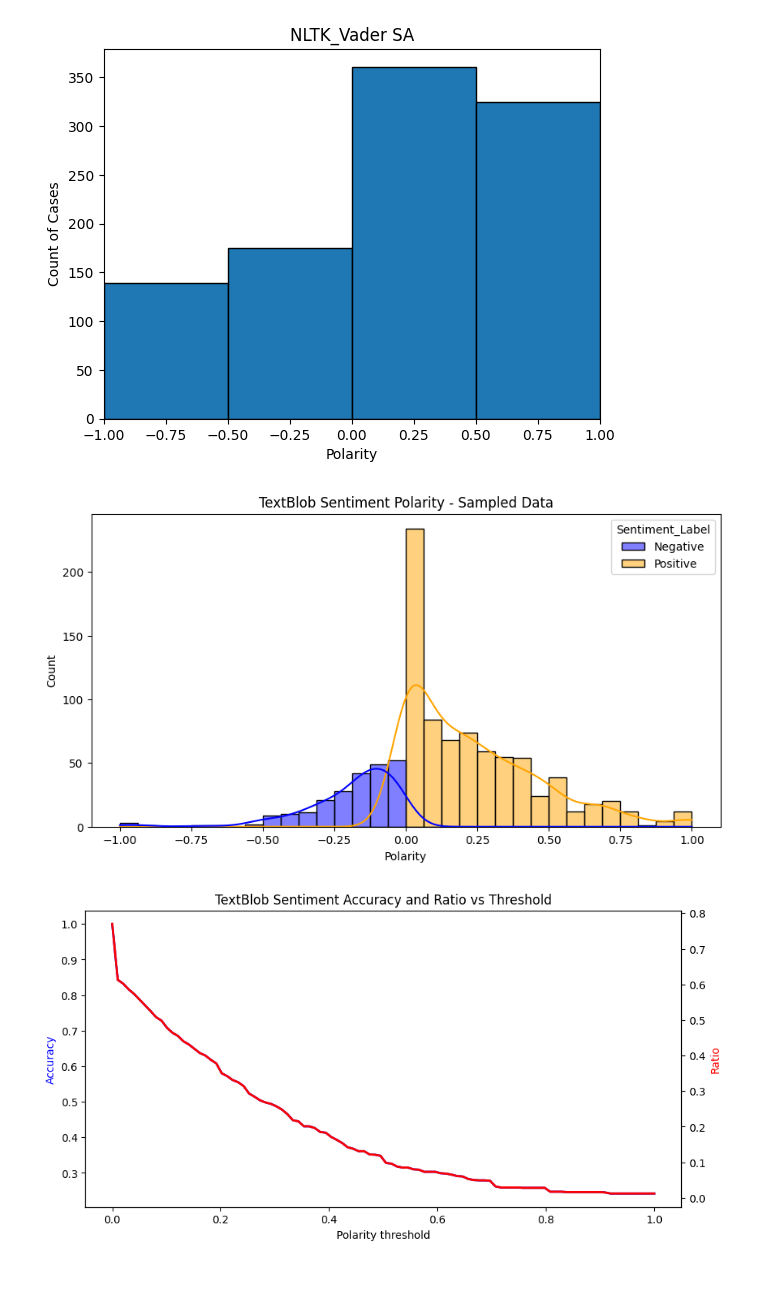
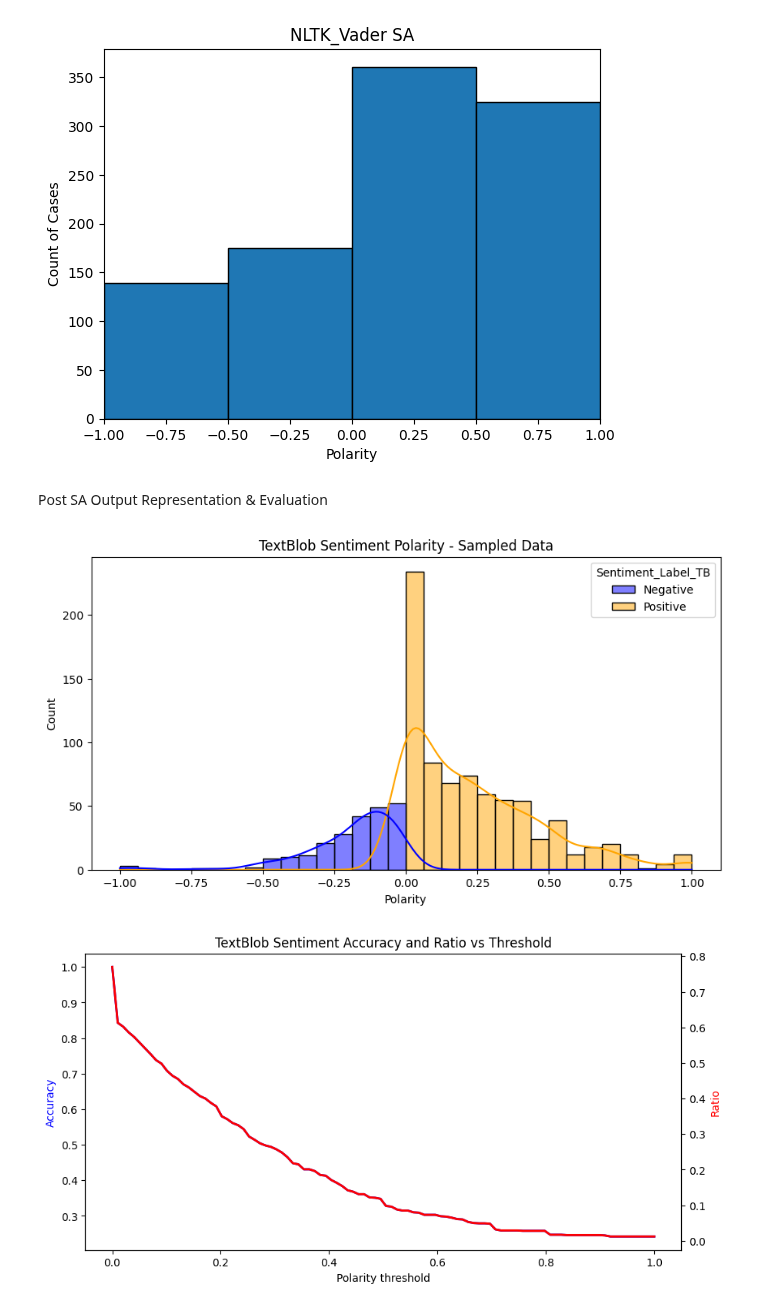
Before and after one commit to wd686/InkSightAnalyzer, a Jupyter notebook: SA [Wudi].ipynb, the cells around one changed output. Cells and saved outputs as stored; diff of their text form; code cells hidden in the pictures; blank space fills up the shorter version.

```diff
--- a/SA [Wudi].ipynb
+++ b/SA [Wudi].ipynb
@@ -156,12 +113,17 @@ plt.xlim(-1, 1)
 plt.show()
 # %% [output]
 [figure]
+# %% [markdown]
+Post SA Output Representation & Evaluation
 # %%
 sampled_df.to_csv('sentiment_analysis_output[WD].csv', index=False)
 # %%
 ###########get df after sentiment analysis
 df_sa=pd.read_csv('sentiment_analysis_output[WD].csv')
-df_sa['Sentiment_Label'] = df_sa['TextBlob_Sentiment'].apply(lambda x: 'Positive' if x >= 0 else 'Negative')
+
+df_sa['Sentiment_Label_TB'] = df_sa['TextBlob_Sentiment'].apply(lambda x: 'Positive' if x >= 0 else 'Negative')
+df_sa['Sentiment_Label_TB_NB'] = df_sa['TextBlob_NaiveBayes_Sentiment'].apply(lambda x: 'Positive' if x == 'pos' else 'Negative')
+df_sa['Sentiment_Label_VADER'] = df_sa['NLTK_Vader_Sentiment'].apply(lambda x: 'Positive' if x >= 0.05 else ('Negative' if x <= -0.05 else 'Neutral'))
 # %%
 import seaborn as sns
 import matplotlib.pyplot as plt
@@ -170,7 +132,7 @@ import matplotlib.pyplot as plt
 plt.figure(figsize=(10, 5))
 
 # Histogram of sentiment polarity
-sns.histplot(data=df_sa, x='TextBlob_Sentiment', hue='Sentiment_Label', kde=True, palette={"Positive": "orange", "Negative": "blue"})
+sns.histplot(data=df_sa, x='TextBlob_Sentiment', hue='Sentiment_Label_TB', kde=True, palette={"Positive": "orange", "Negative": "blue"})
 
 plt.title("TextBlob Sentiment Polarity - Sampled Data")
 plt.xlabel("Polarity")
@@ -181,33 +143,33 @@ plt.show()
 # Generate accuracy and ratio based on thresholds
 thresholds = np.linspace(0, 1, 100)
 accuracy = []
 neg_pos_ratio = []
 
 for threshold in thresholds:
     predicted_pos = df_sa['TextBlob_Sentiment'] >= threshold
-    actual_pos = df_sa['Sentiment_Label'] == 'Positive'
+    actual_pos = df_sa['Sentiment_Label_TB'] == 'Positive'
 
     acc = (predicted_pos == actual_pos).mean()
     ratio = predicted_pos.mean()
 
     accuracy.append(acc)
     neg_pos_ratio.append(ratio)
 
 # Plot the accuracy and ratio
 fig, ax1 = plt.subplots(figsize=(10, 5))
 
 # Accuracy plot
 ax1.plot(thresholds, accuracy, 'b-', label='Accuracy (neg/pos)', linewidth=2)
 ax1.set_xlabel('Polarity threshold')
 ax1.set_ylabel('Accuracy', color='b')
 
 # Share x-axis for ratio
 ax2 = ax1.twinx()
 ax2.plot(thresholds, neg_pos_ratio, 'r-', label='Ratio (neg/pos vs all)', linewidth=2)
 ax2.set_ylabel('Ratio', color='r')
 
 plt.title('TextBlob Sentiment Accuracy and Ratio vs Threshold')
 plt.show()
 # %% [output]
-[figure, old version]
+[figure, new version]
 [figure]
```
Also changed, not shown: parts of 10 cells of this notebook, 2 other files.
